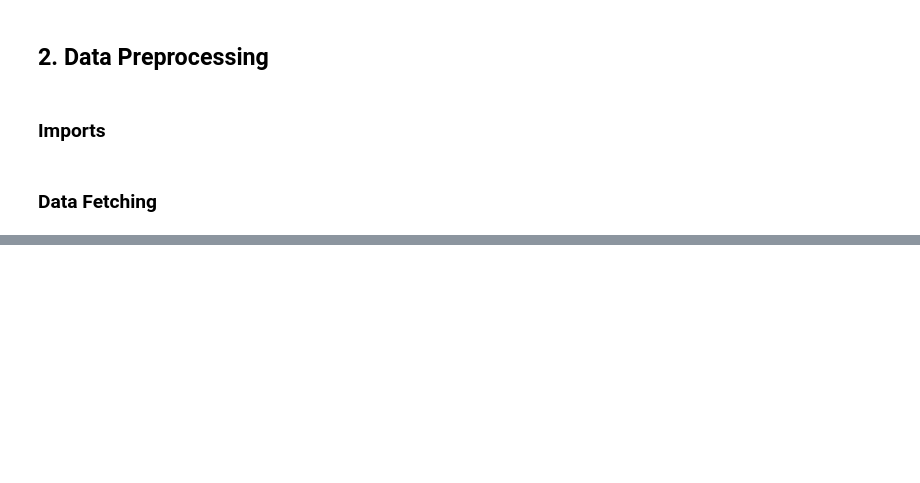
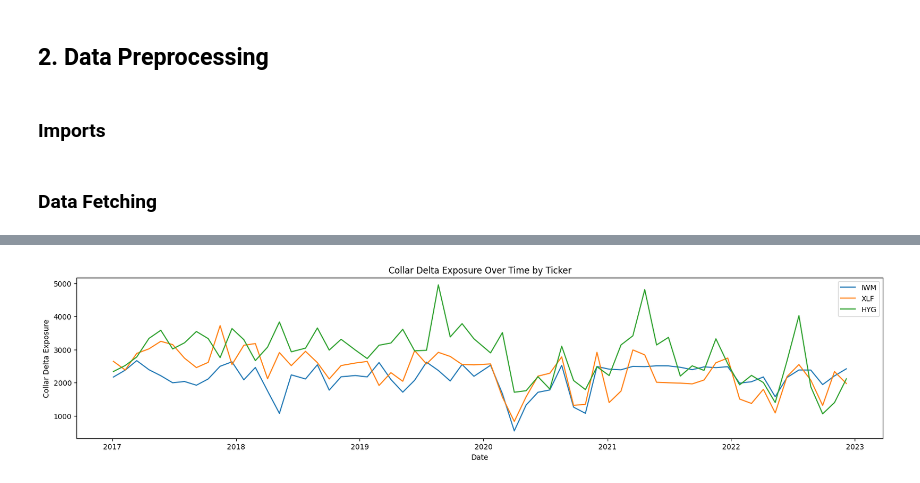
Before and after one commit to twood886/FINM33150_Quant_Trading_Project, a Jupyter notebook: options_collar_strategy.ipynb, the cells around one changed output, grey strips where cells are left out. Drawn from its saved outputs; the diff is of its cells as text; code cells hidden in the pictures; blank space fills up the shorter version.

```diff
--- a/options_collar_strategy.ipynb
+++ b/options_collar_strategy.ipynb
@@ -540,0 +405,4 @@ performance_summary(grouped)
+# %%
+grapher(collar_trade_df, 'total_delta')
+# %% [output]
+[figure, added]
```
Also changed, not shown: parts of 42 cells of this notebook.
